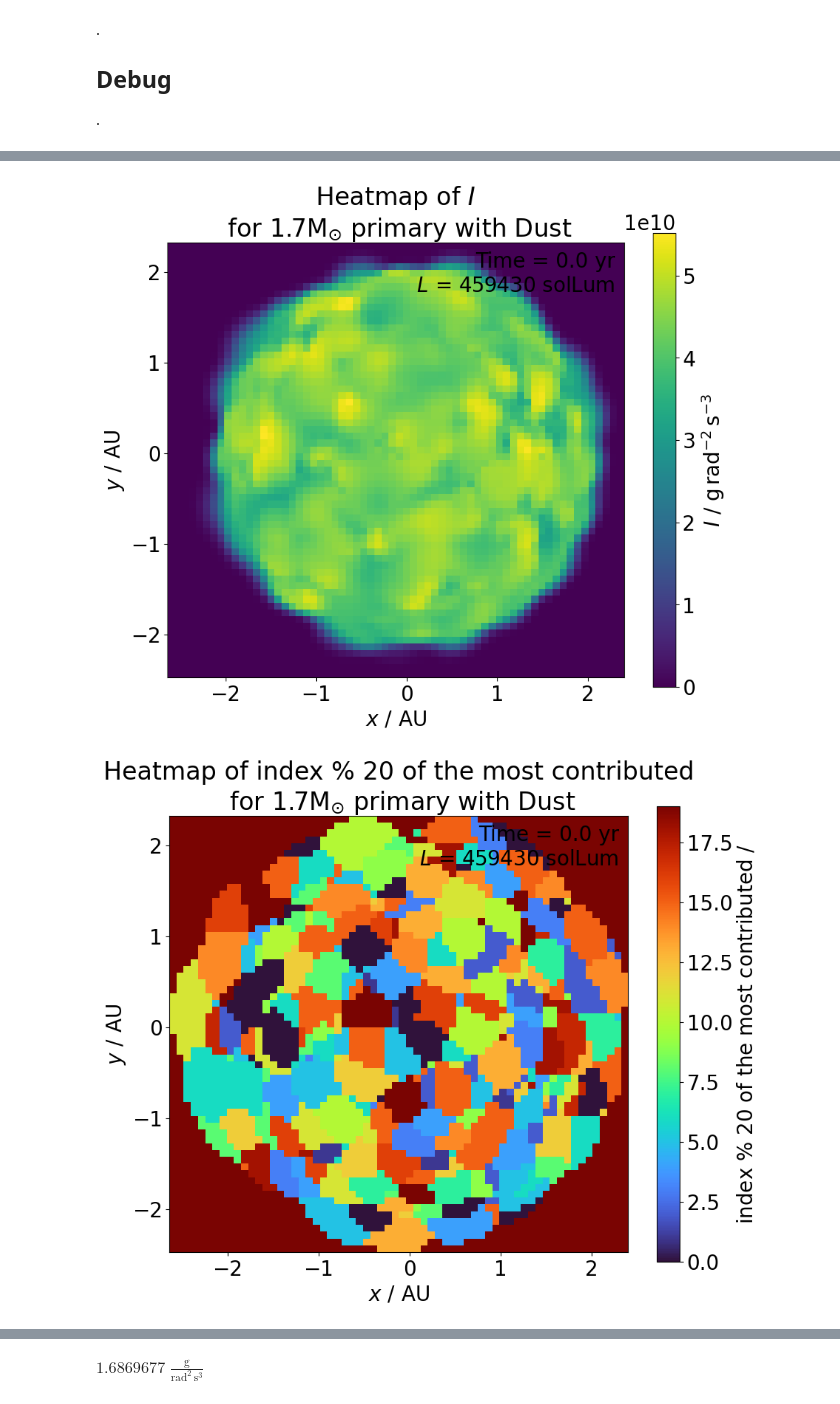
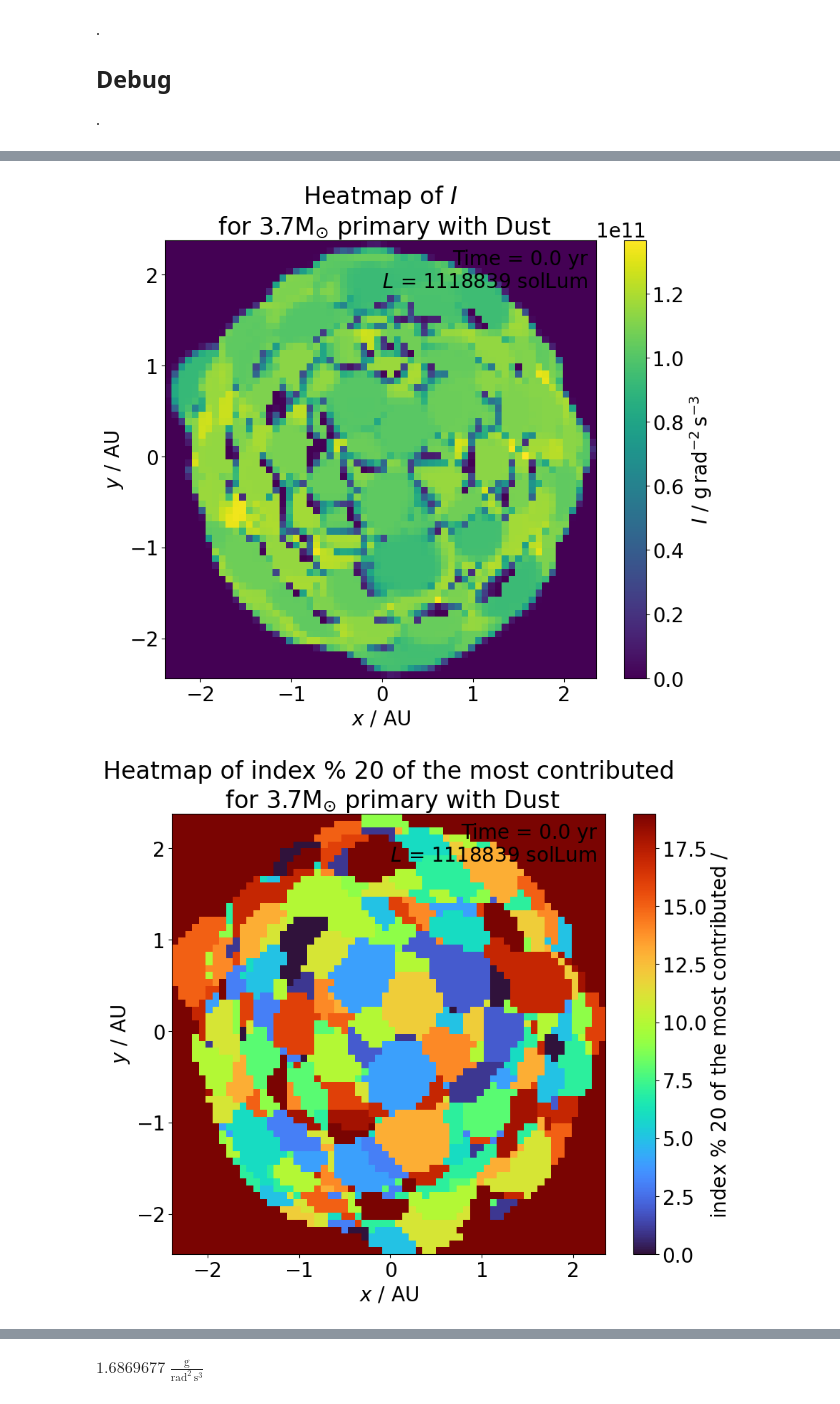
Before and after one commit to chunliangmu/RTinCEE-scripts-2024, a Jupyter notebook: script_LCGen.ipynb, the cells around one changed output, grey strips where cells are left out. Saved outputs shown, nothing was run; the diff lists cells and outputs as text; code cells hidden in the pictures.

```diff
--- a/script_LCGen.ipynb
+++ b/script_LCGen.ipynb
@@ -1309,7 +1309,7 @@ def _integrate_along_rays_gridxy_sub_parallel(
             z    = pt[2]
             zmhr = z - hr
             zphr = z + hr
-            nsample = 100
+            nsample = 1000
             #tau_j_prime = 0
             dzs_j = (zphr - zmhr) / nsample
             zs_j    = np.linspace(zmhr + dzs_j/2., zphr - dzs_j/2., nsample)
@@ -1911,11 +1911,12 @@ def get_sph_error(
 
 
 do_debug = True
+rads_dict = {}
 # %%
 if do_debug and __name__ == '__main__':
 
 
-    job_nicknames = ['2md', ]
+    job_nicknames = ['4md', ]
     FILE_INDEXES  = [ 0, ] #[    0, ] #[ 4800, ]
     xyzs_list     = ['xyz', ]
     no_xy         = (64, 64)
@@ -2111,6 +2112,10 @@ if do_debug and __name__ == '__main__':
                     inds_active = np.logical_or(taus > PHOTOSPHERE_TAU, np.isnan(taus))
                     print(f"{np.count_nonzero(inds_active) / taus.size * 100} % rays hit photosphere")
                     print(f"{np.std(rads[inds_active]) / np.average(rads[inds_active]) = }")
+                    inds = np.logical_or(taus > PHOTOSPHERE_TAU, np.isnan(taus))
+                    lum_in_ph = (4*pi*units.sr*(rads[inds] * areas_u[inds]).sum()).to(units.Lsun)
+                    print(f"{lum       = :.2f}\n{lum_in_ph = :.2f}    ({(lum_in_ph / lum).to(units.percent):.2f})")
+                    rads_dict[use_new_algo] = rads[inds]
                     print()
 
                     # record time used
@@ -2176,2 +2181,2 @@ Time Used: 0:00:37.585584
-[figure, old version]
+[figure, new version]
-[figure, old version]
+[figure, new version]
```
Also changed, not shown: parts of 8 cells of this notebook.
